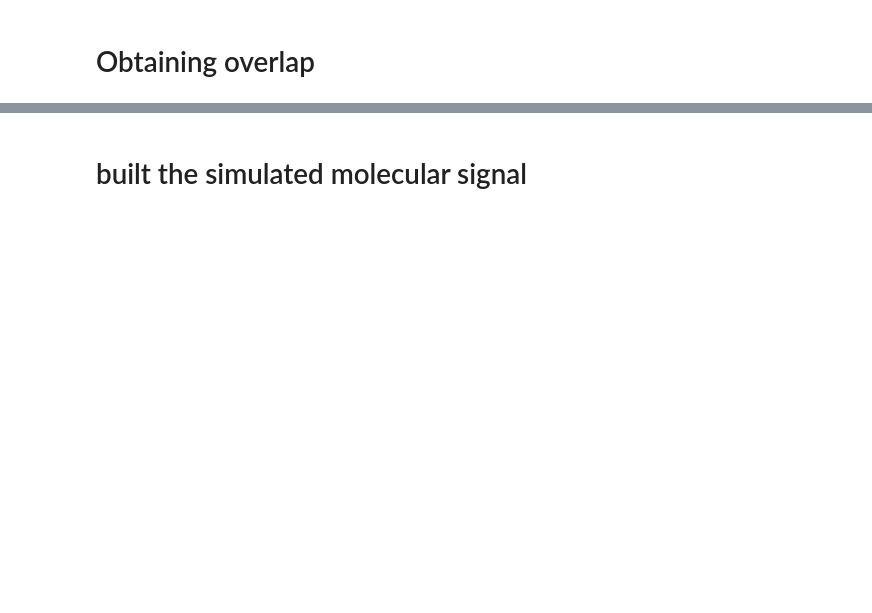
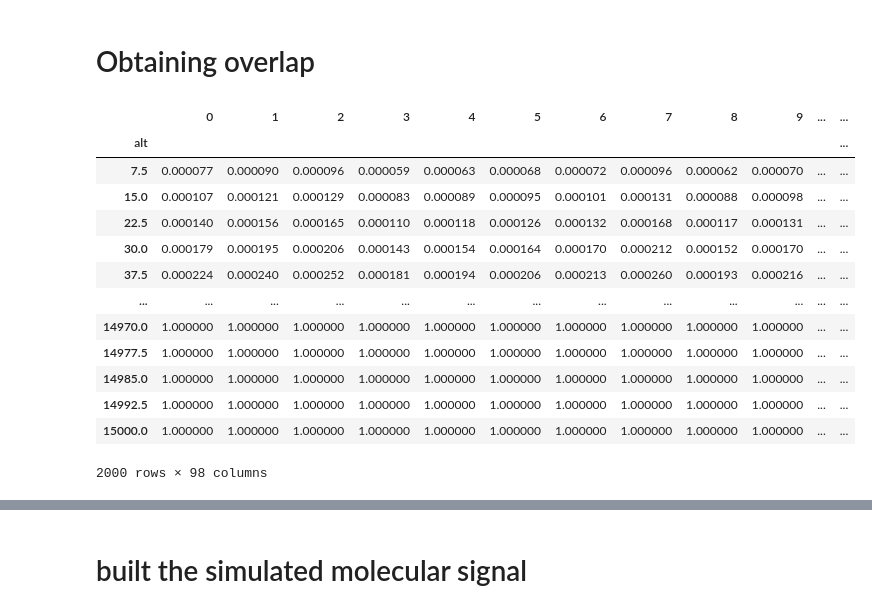
Before and after one commit to hmjbarbosa/RMlicelPython, a Jupyter notebook: Rotina.ipynb, the cells around one changed output, grey strips where cells are left out. Cells and saved outputs as stored; diff of their text form; code cells hidden in the pictures; blank space fills up the shorter version.

```diff
--- a/Rotina.ipynb
+++ b/Rotina.ipynb
@@ -279,4 +264,22 @@ plt.savefig('fig7', dpi=200)
 # Obtaining overlap
 # %%
 overlap = pd.read_csv('overlap_narrow.csv', header=None)
+alt_o = alt[:overlap.shape[0]]
+overlap['alt'] = alt_o
+overlap.set_index('alt', inplace=True)
 overlap
+# %% [output]
+|  | 0 | 1 | 2 | 3 | 4 | 5 | 6 | 7 | 8 | 9 | ... | ... |
+| alt |  |  |  |  |  |  |  |  |  |  |  | ... |
+| 7.5 | 0.000077 | 0.000090 | 0.000096 | 0.000059 | 0.000063 | 0.000068 | 0.000072 | 0.000096 | 0.000062 | 0.000070 | ... | ... |
+| 15.0 | 0.000107 | 0.000121 | 0.000129 | 0.000083 | 0.000089 | 0.000095 | 0.000101 | 0.000131 | 0.000088 | 0.000098 | ... | ... |
+| 22.5 | 0.000140 | 0.000156 | 0.000165 | 0.000110 | 0.000118 | 0.000126 | 0.000132 | 0.000168 | 0.000117 | 0.000131 | ... | ... |
+| 30.0 | 0.000179 | 0.000195 | 0.000206 | 0.000143 | 0.000154 | 0.000164 | 0.000170 | 0.000212 | 0.000152 | 0.000170 | ... | ... |
+| 37.5 | 0.000224 | 0.000240 | 0.000252 | 0.000181 | 0.000194 | 0.000206 | 0.000213 | 0.000260 | 0.000193 | 0.000216 | ... | ... |
+| ... | ... | ... | ... | ... | ... | ... | ... | ... | ... | ... | ... | ... |
+| 14970.0 | 1.000000 | 1.000000 | 1.000000 | 1.000000 | 1.000000 | 1.000000 | 1.000000 | 1.000000 | 1.000000 | 1.000000 | ... | ... |
+| 14977.5 | 1.000000 | 1.000000 | 1.000000 | 1.000000 | 1.000000 | 1.000000 | 1.000000 | 1.000000 | 1.000000 | 1.000000 | ... | ... |
+| 14985.0 | 1.000000 | 1.000000 | 1.000000 | 1.000000 | 1.000000 | 1.000000 | 1.000000 | 1.000000 | 1.000000 | 1.000000 | ... | ... |
+| 14992.5 | 1.000000 | 1.000000 | 1.000000 | 1.000000 | 1.000000 | 1.000000 | 1.000000 | 1.000000 | 1.000000 | 1.000000 | ... | ... |
+| 15000.0 | 1.000000 | 1.000000 | 1.000000 | 1.000000 | 1.000000 | 1.000000 | 1.000000 | 1.000000 | 1.000000 | 1.000000 | ... | ... |
+2000 rows × 98 columns
```
Also changed, not shown: parts of 46 cells of this notebook.
